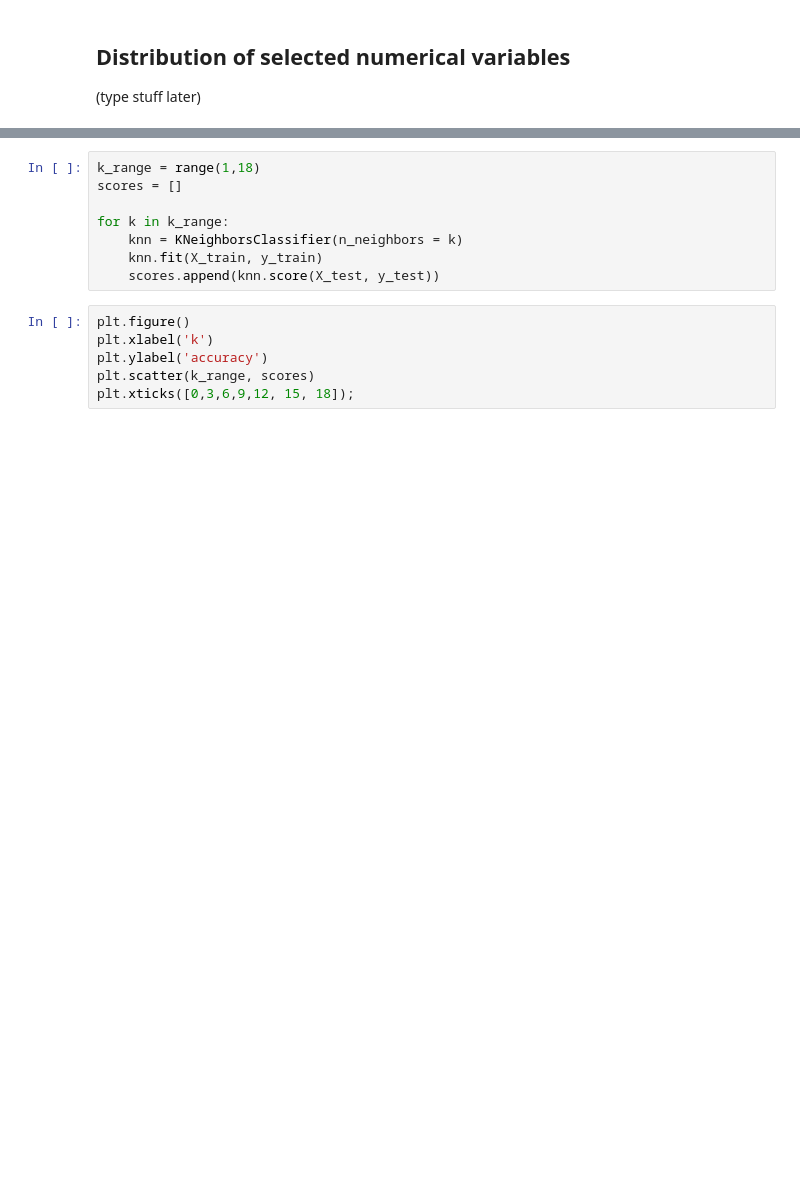
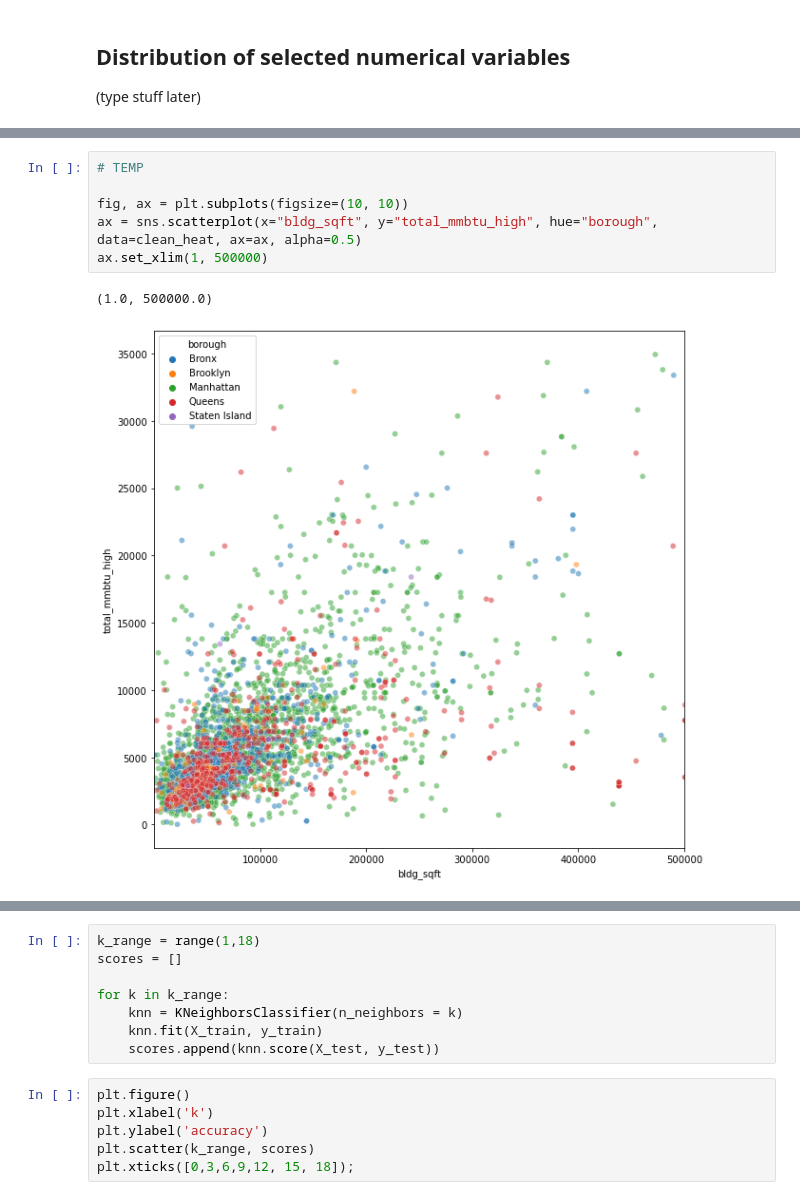
Before and after one commit to habibaaziz/OPEN_DATA_NYC_2021, a Jupyter notebook: MachineLearning.ipynb, the cells around one changed output, grey strips where cells are left out. Saved outputs shown, nothing was run; the diff lists cells and outputs as text; blank space fills up the shorter version.

```diff
--- a/MachineLearning.ipynb
+++ b/MachineLearning.ipynb
@@ -249,3 +290,12 @@ AttributeError: 'PolyCollection' object has no property 'rug'
+# %%
+# TEMP
+
+fig, ax = plt.subplots(figsize=(10, 10))
+ax = sns.scatterplot(x="bldg_sqft", y="total_mmbtu_high", hue="borough", data=clean_heat, ax=ax, alpha=0.5)
+ax.set_xlim(1, 500000)
+# %% [output]
+(1.0, 500000.0)
+[figure, added]
 # %% [markdown]
 <img src="https://www.simplilearn.com/ice9/free_resources_article_thumb/super.jpg"> <a id=2></a>
 
```
Also changed, not shown: parts of 20 cells of this notebook, 1 other file.
